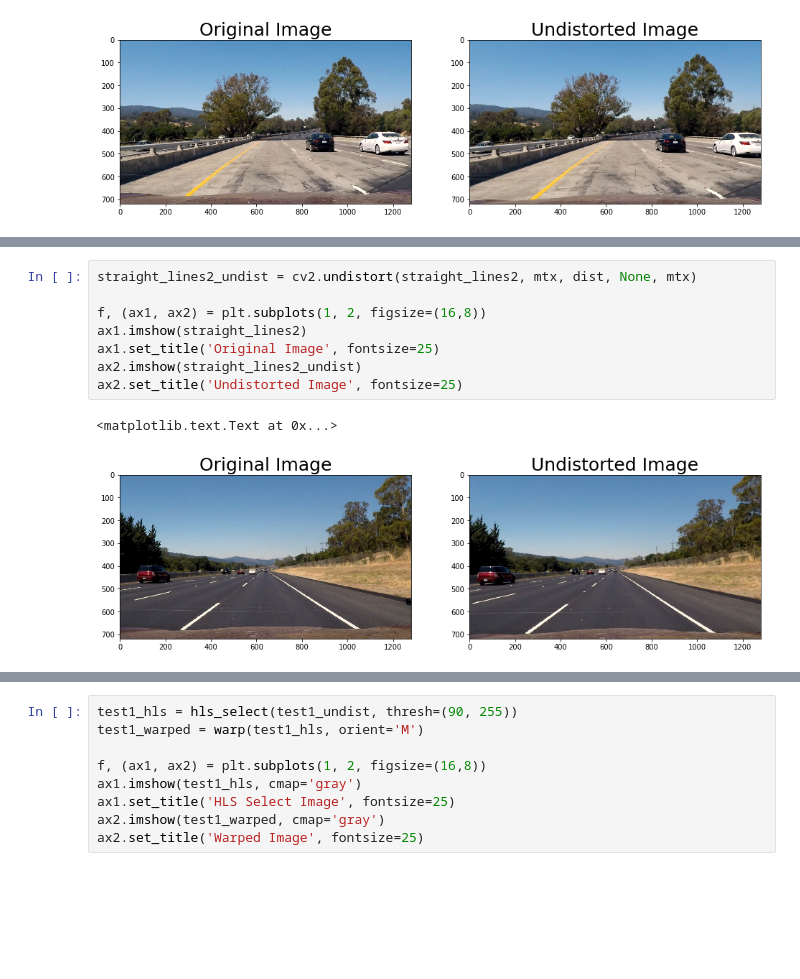
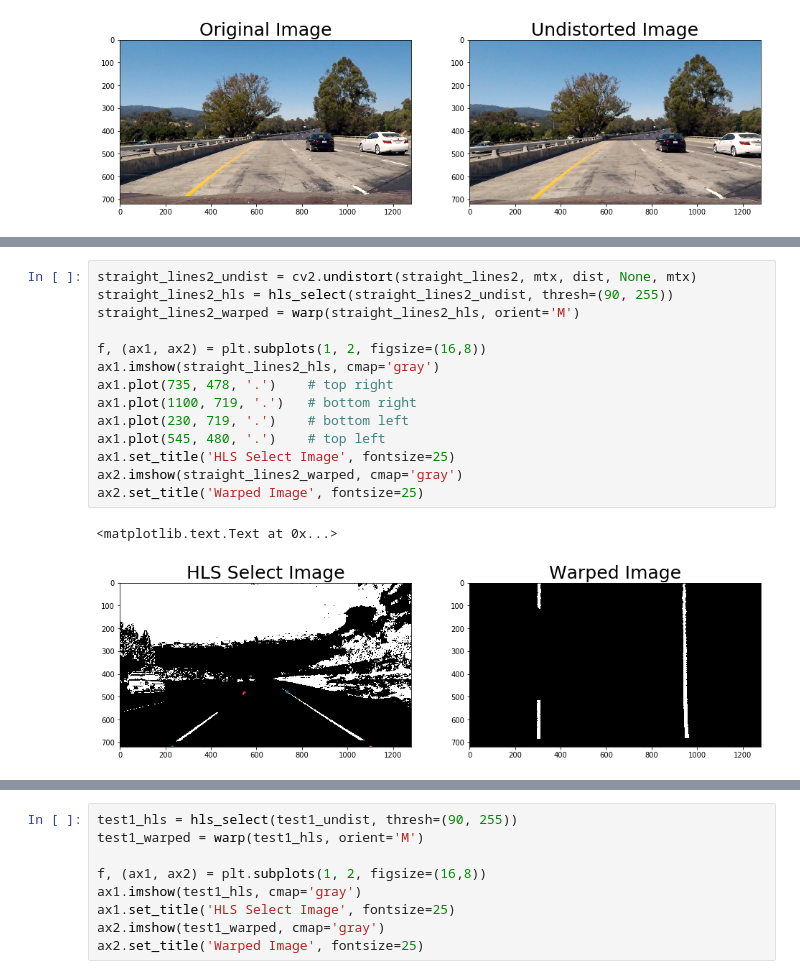
Before and after one commit to atlas604/advanced-lane-lines, a Jupyter notebook: advanced-lane-lines.ipynb, the cells around one changed output, grey strips where cells are left out. Cells and saved outputs as stored; diff of their text form; blank space fills up the shorter version.

```diff
--- a/advanced-lane-lines.ipynb
+++ b/advanced-lane-lines.ipynb
@@ -113,11 +185,17 @@ ax2.set_title('Undistorted Image', fontsize=25)
 # %%
 straight_lines2_undist = cv2.undistort(straight_lines2, mtx, dist, None, mtx)
+straight_lines2_hls = hls_select(straight_lines2_undist, thresh=(90, 255))
+straight_lines2_warped = warp(straight_lines2_hls, orient='M')
 
 f, (ax1, ax2) = plt.subplots(1, 2, figsize=(16,8))
-ax1.imshow(straight_lines2)
-ax1.set_title('Original Image', fontsize=25)
-ax2.imshow(straight_lines2_undist)
-ax2.set_title('Undistorted Image', fontsize=25)
+ax1.imshow(straight_lines2_hls, cmap='gray')
+ax1.plot(735, 478, '.')    # top right
+ax1.plot(1100, 719, '.')   # bottom right
+ax1.plot(230, 719, '.')    # bottom left
+ax1.plot(545, 480, '.')    # top left
+ax1.set_title('HLS Select Image', fontsize=25)
+ax2.imshow(straight_lines2_warped, cmap='gray')
+ax2.set_title('Warped Image', fontsize=25)
 # %% [output]
 <matplotlib.text.Text at 0x...>
-[figure, old version]
+[figure, new version]
```
Also changed, not shown: parts of 7 cells of this notebook.
